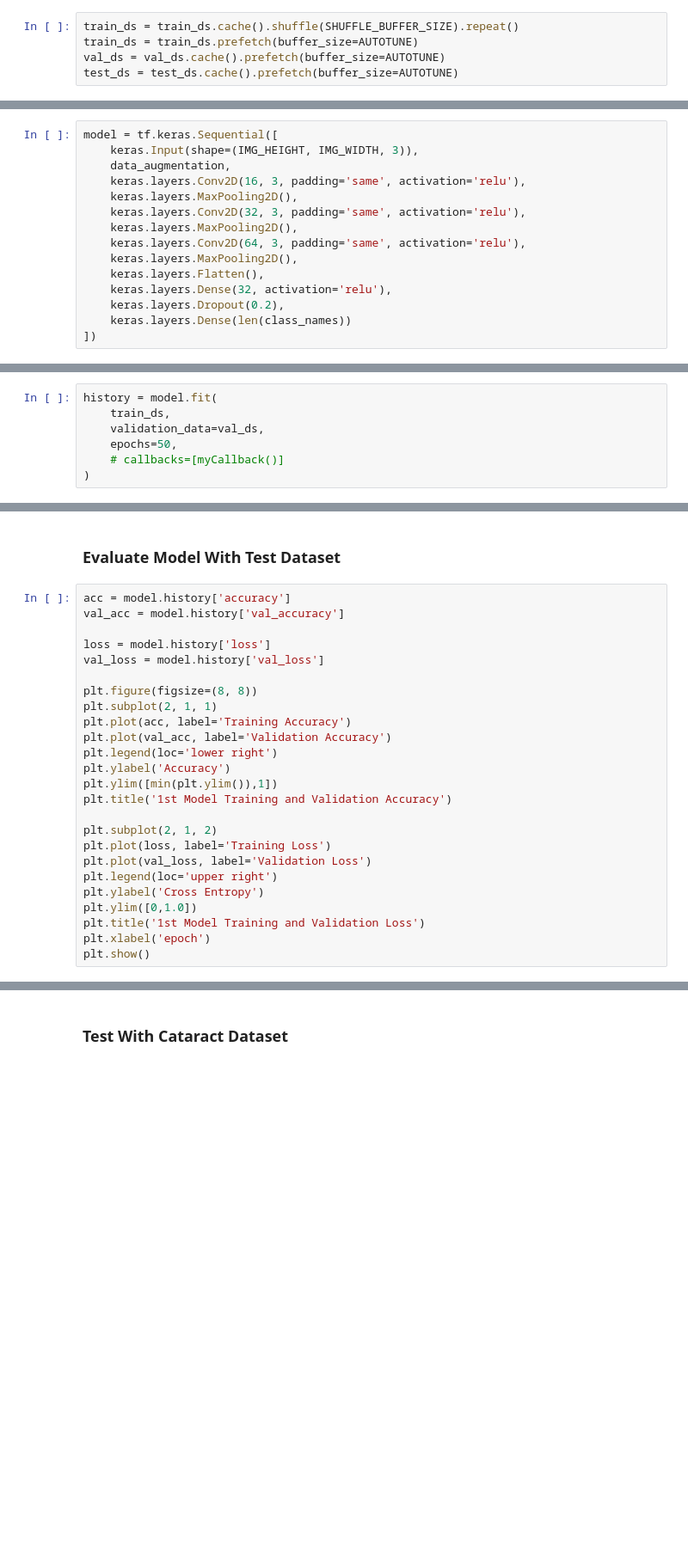
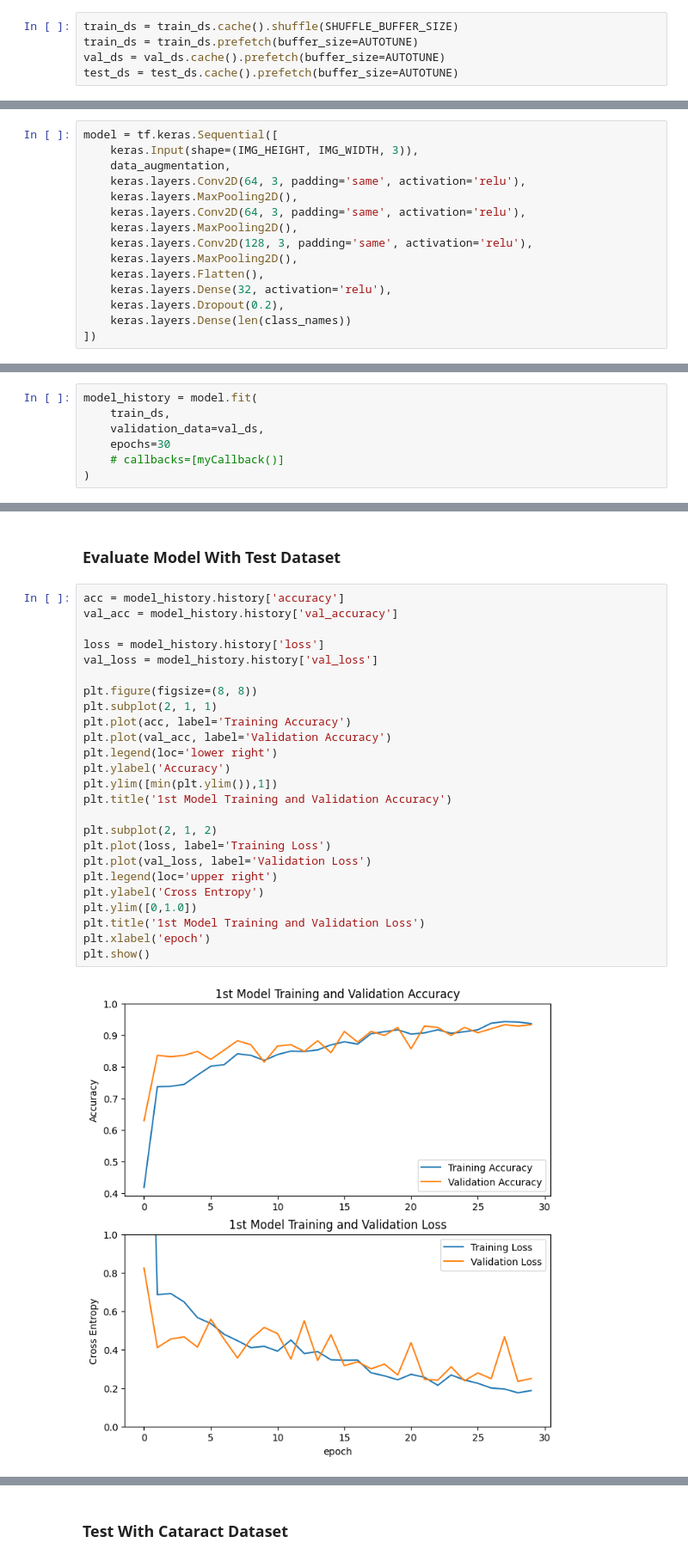
Before and after one commit to aimarabimanyu/Sistem-Diagnosa-Katarak-CNN-UNET, a Jupyter notebook: classification_model.ipynb, the cells around one changed output, grey strips where cells are left out. Shown: that part at 86% size. Cells and saved outputs as stored; diff of their text form; blank space fills up the shorter version.

```diff
--- a/classification_model.ipynb
+++ b/classification_model.ipynb
@@ -103,7 +105,7 @@ data_augmentation = keras.Sequential([
     keras.layers.RandomZoom(height_factor=0.2, width_factor=0.2),
 ])
 # %%
-train_ds = train_ds.cache().shuffle(SHUFFLE_BUFFER_SIZE).repeat()
+train_ds = train_ds.cache().shuffle(SHUFFLE_BUFFER_SIZE)
 train_ds = train_ds.prefetch(buffer_size=AUTOTUNE)
 val_ds = val_ds.cache().prefetch(buffer_size=AUTOTUNE)
 test_ds = test_ds.cache().prefetch(buffer_size=AUTOTUNE)
@@ -121,11 +123,11 @@ class my_callback(keras.callbacks.Callback):
 model = tf.keras.Sequential([
     keras.Input(shape=(IMG_HEIGHT, IMG_WIDTH, 3)),
     data_augmentation,
-    keras.layers.Conv2D(16, 3, padding='same', activation='relu'),
-    keras.layers.MaxPooling2D(),
-    keras.layers.Conv2D(32, 3, padding='same', activation='relu'),
+    keras.layers.Conv2D(64, 3, padding='same', activation='relu'),
     keras.layers.MaxPooling2D(),
     keras.layers.Conv2D(64, 3, padding='same', activation='relu'),
+    keras.layers.MaxPooling2D(),
+    keras.layers.Conv2D(128, 3, padding='same', activation='relu'),
     keras.layers.MaxPooling2D(),
     keras.layers.Flatten(),
     keras.layers.Dense(32, activation='relu'),
@@ -159,9 +161,9 @@ model.compile(optimizer='adam',
               loss=tf.keras.losses.SparseCategoricalCrossentropy(from_logits=True),
               metrics=['accuracy'])
 # %%
-history = model.fit(
+model_history = model.fit(
     train_ds,
     validation_data=val_ds,
-    epochs=50,
+    epochs=30
     # callbacks=[myCallback()]
 )
@@ -168,29 +188,31 @@ history = model.fit(
 # %% [markdown]
 ### Evaluate Model With Test Dataset
 # %%
-acc = model.history['accuracy']
-val_acc = model.history['val_accuracy']
+acc = model_history.history['accuracy']
+val_acc = model_history.history['val_accuracy']
 
-loss = model.history['loss']
-val_loss = model.history['val_loss']
+loss = model_history.history['loss']
+val_loss = model_history.history['val_loss']
 
 plt.figure(figsize=(8, 8))
 plt.subplot(2, 1, 1)
 plt.plot(acc, label='Training Accuracy')
 plt.plot(val_acc, label='Validation Accuracy')
 plt.legend(loc='lower right')
 plt.ylabel('Accuracy')
 plt.ylim([min(plt.ylim()),1])
 plt.title('1st Model Training and Validation Accuracy')
 
 plt.subplot(2, 1, 2)
 plt.plot(loss, label='Training Loss')
 plt.plot(val_loss, label='Validation Loss')
 plt.legend(loc='upper right')
 plt.ylabel('Cross Entropy')
 plt.ylim([0,1.0])
 plt.title('1st Model Training and Validation Loss')
 plt.xlabel('epoch')
 plt.show()
+# %% [output]
+[figure, added]
 # %%
 loss, accuracy = model.evaluate(test_ds)
```
Also changed, not shown: parts of 12 cells of this notebook, 6 other files.
